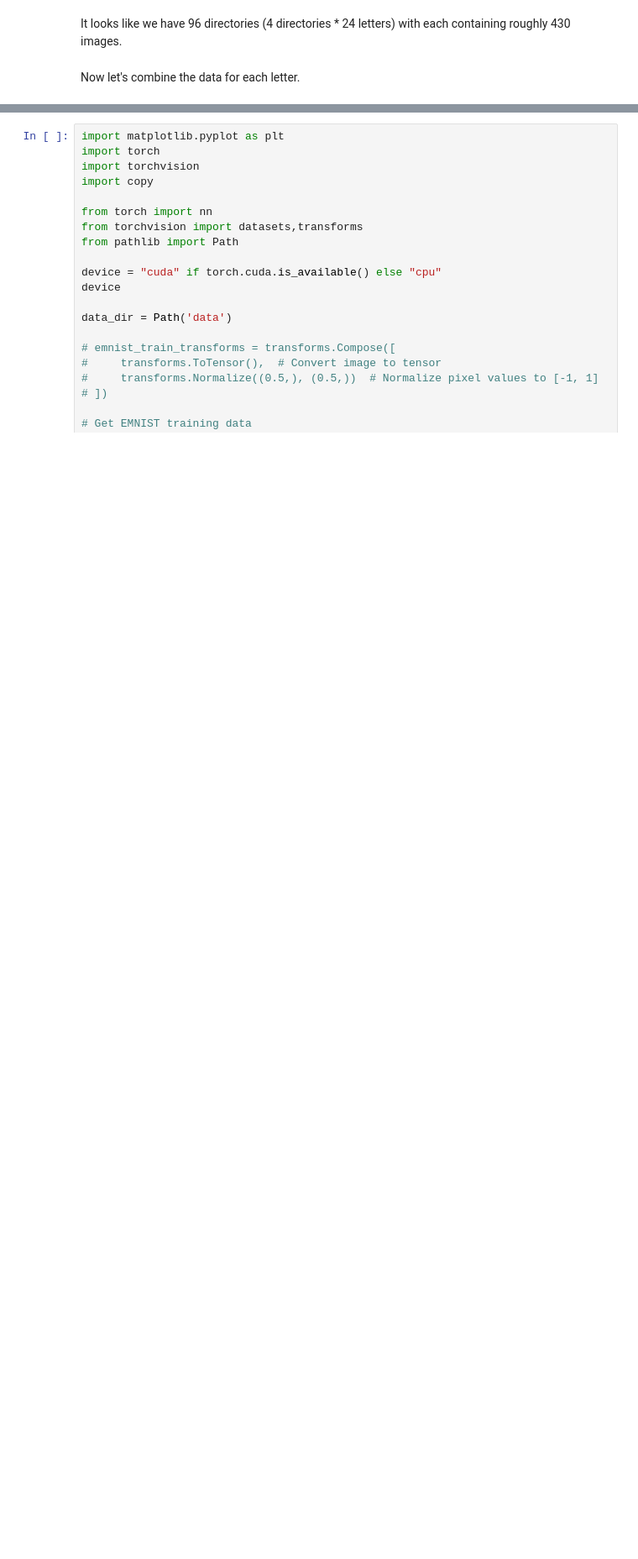
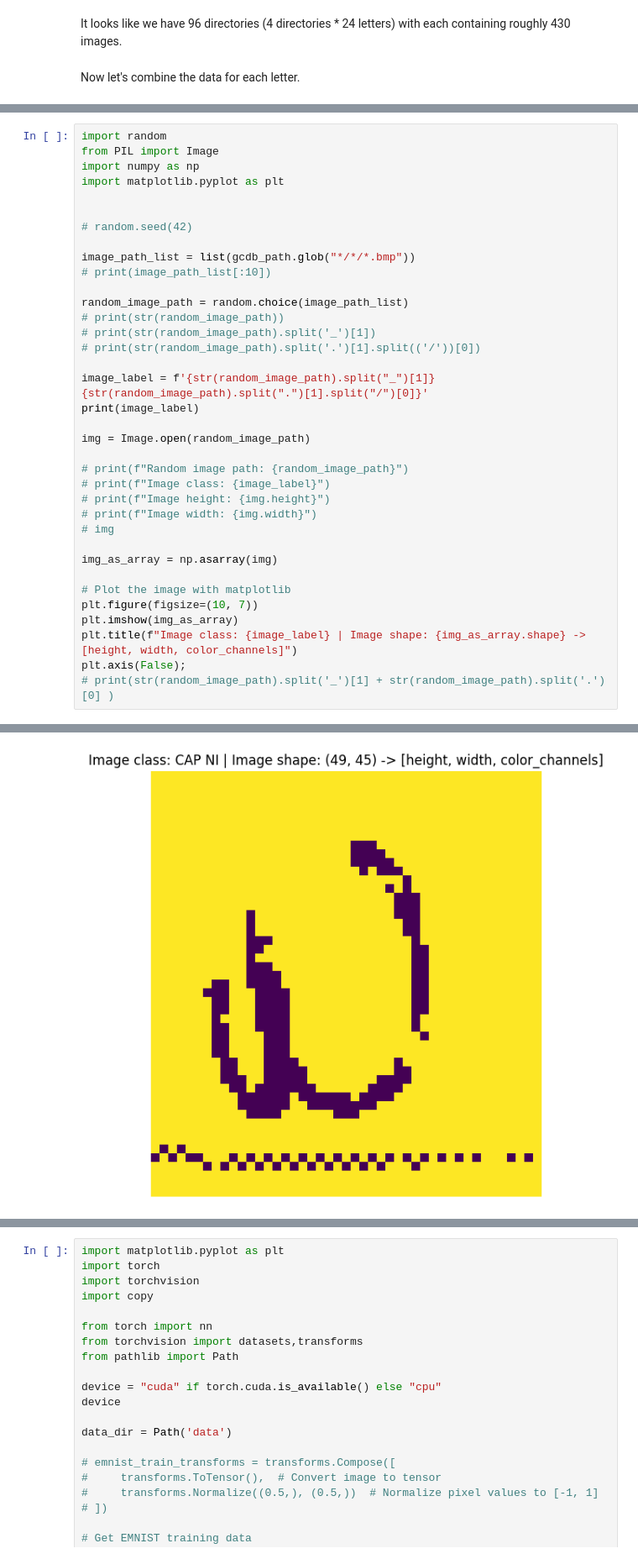
Before and after one commit to nmermigas/GCDB, a Jupyter notebook: CalendAI.ipynb, the cells around one changed output, grey strips where cells are left out. Shown: that part at 84% size. Drawn from its saved outputs; the diff is of its cells as text; blank space fills up the shorter version.

```diff
--- a/CalendAI.ipynb
+++ b/CalendAI.ipynb
@@ -285,0 +243,37 @@ LAMDA
+# %%
+import random
+from PIL import Image
+import numpy as np
+import matplotlib.pyplot as plt
+
+
+# random.seed(42)
+
+image_path_list = list(gcdb_path.glob("*/*/*.bmp"))
+# print(image_path_list[:10])
+
+random_image_path = random.choice(image_path_list)
+# print(str(random_image_path))
+# print(str(random_image_path).split('_')[1])
+# print(str(random_image_path).split('.')[1].split(('/'))[0])
+
+image_label = f'{str(random_image_path).split("_")[1]} {str(random_image_path).split(".")[1].split("/")[0]}'
+print(image_label)
+
+img = Image.open(random_image_path)
+
+# print(f"Random image path: {random_image_path}")
+# print(f"Image class: {image_label}")
+# print(f"Image height: {img.height}")
+# print(f"Image width: {img.width}")
+# img
+
+img_as_array = np.asarray(img)
+
+# Plot the image with matplotlib
+plt.figure(figsize=(10, 7))
+plt.imshow(img_as_array)
+plt.title(f"Image class: {image_label} | Image shape: {img_as_array.shape} -> [height, width, color_channels]")
+plt.axis(False);
+# print(str(random_image_path).split('_')[1] + str(random_image_path).split('.')[0] )
+# %% [output]
@@ -285,0 +281 @@ LAMDA
+[figure, added]
```
Also changed, not shown: parts of 32 cells of this notebook.
